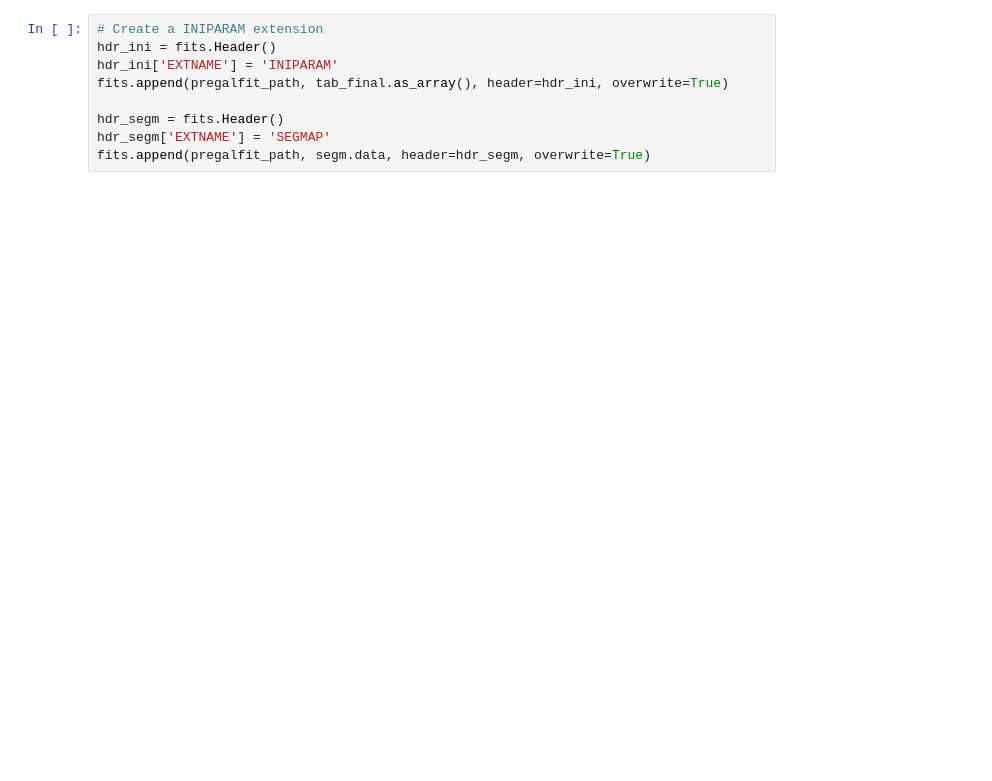
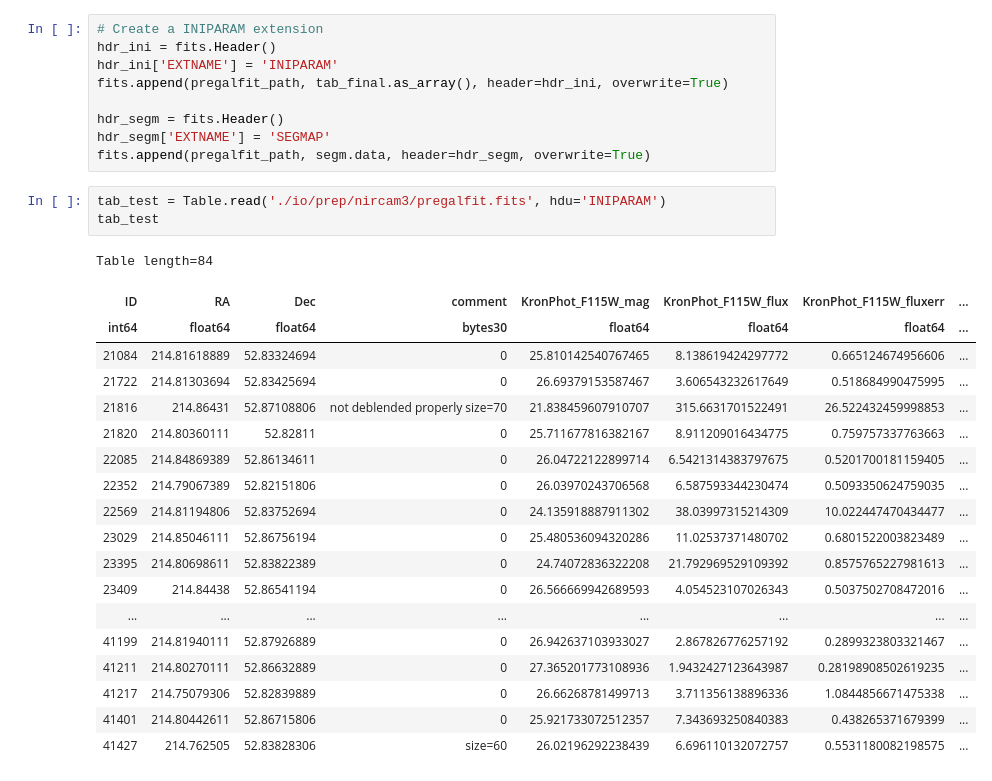
Before and after one commit to Cereal137/GalfitModified, a Jupyter notebook: 2prephot.ipynb, the cells around one changed output. Cells and saved outputs as stored; diff of their text form; blank space fills up the shorter version.

```diff
--- a/2prephot.ipynb
+++ b/2prephot.ipynb
@@ -154,3 +155,26 @@ fits.append(pregalfit_path, tab_final.as_array(), header=hdr_ini, overwrite=True
 hdr_segm = fits.Header()
 hdr_segm['EXTNAME'] = 'SEGMAP'
 fits.append(pregalfit_path, segm.data, header=hdr_segm, overwrite=True)
+# %%
+tab_test = Table.read('./io/prep/nircam3/pregalfit.fits', hdu='INIPARAM')
+tab_test
+# %% [output]
+Table length=84
+| ID | RA | Dec | comment | KronPhot_F115W_mag | KronPhot_F115W_flux | KronPhot_F115W_fluxerr | ... |
+| int64 | float64 | float64 | bytes30 | float64 | float64 | float64 | ... |
+| 21084 | 214.81618889 | 52.83324694 | 0 | 25.810142540767465 | 8.138619424297772 | 0.665124674956606 | ... |
+| 21722 | 214.81303694 | 52.83425694 | 0 | 26.69379153587467 | 3.606543232617649 | 0.518684990475995 | ... |
+| 21816 | 214.86431 | 52.87108806 | not deblended properly size=70 | 21.838459607910707 | 315.6631701522491 | 26.522432459998853 | ... |
+| 21820 | 214.80360111 | 52.82811 | 0 | 25.711677816382167 | 8.911209016434775 | 0.759757337763663 | ... |
+| 22085 | 214.84869389 | 52.86134611 | 0 | 26.04722122899714 | 6.5421314383797675 | 0.5201700181159405 | ... |
+| 22352 | 214.79067389 | 52.82151806 | 0 | 26.03970243706568 | 6.587593344230474 | 0.5093350624759035 | ... |
+| 22569 | 214.81194806 | 52.83752694 | 0 | 24.135918887911302 | 38.03997315214309 | 10.022447470434477 | ... |
+| 23029 | 214.85046111 | 52.86756194 | 0 | 25.480536094320286 | 11.02537371480702 | 0.6801522003823489 | ... |
+| 23395 | 214.80698611 | 52.83822389 | 0 | 24.74072836322208 | 21.792969529109392 | 0.8575765227981613 | ... |
+| 23409 | 214.84438 | 52.86541194 | 0 | 26.566669942689593 | 4.054523107026343 | 0.5037502708472016 | ... |
+| ... | ... | ... | ... | ... | ... | ... | ... |
+| 41199 | 214.81940111 | 52.87926889 | 0 | 26.942637103933027 | 2.867826776257192 | 0.2899323803321467 | ... |
+| 41211 | 214.80270111 | 52.86632889 | 0 | 27.365201773108936 | 1.9432427123643987 | 0.28198908502619235 | ... |
+| 41217 | 214.75079306 | 52.82839889 | 0 | 26.66268781499713 | 3.711356138896336 | 1.0844856671475338 | ... |
+| 41401 | 214.80442611 | 52.86715806 | 0 | 25.921733072512357 | 7.343693250840383 | 0.438265371679399 | ... |
+| 41427 | 214.762505 | 52.83828306 | size=60 | 26.02196292238439 | 6.696110132072757 | 0.5531180082198575 | ... |
```
Also changed, not shown: parts of 6 cells of this notebook, 7 other files.
